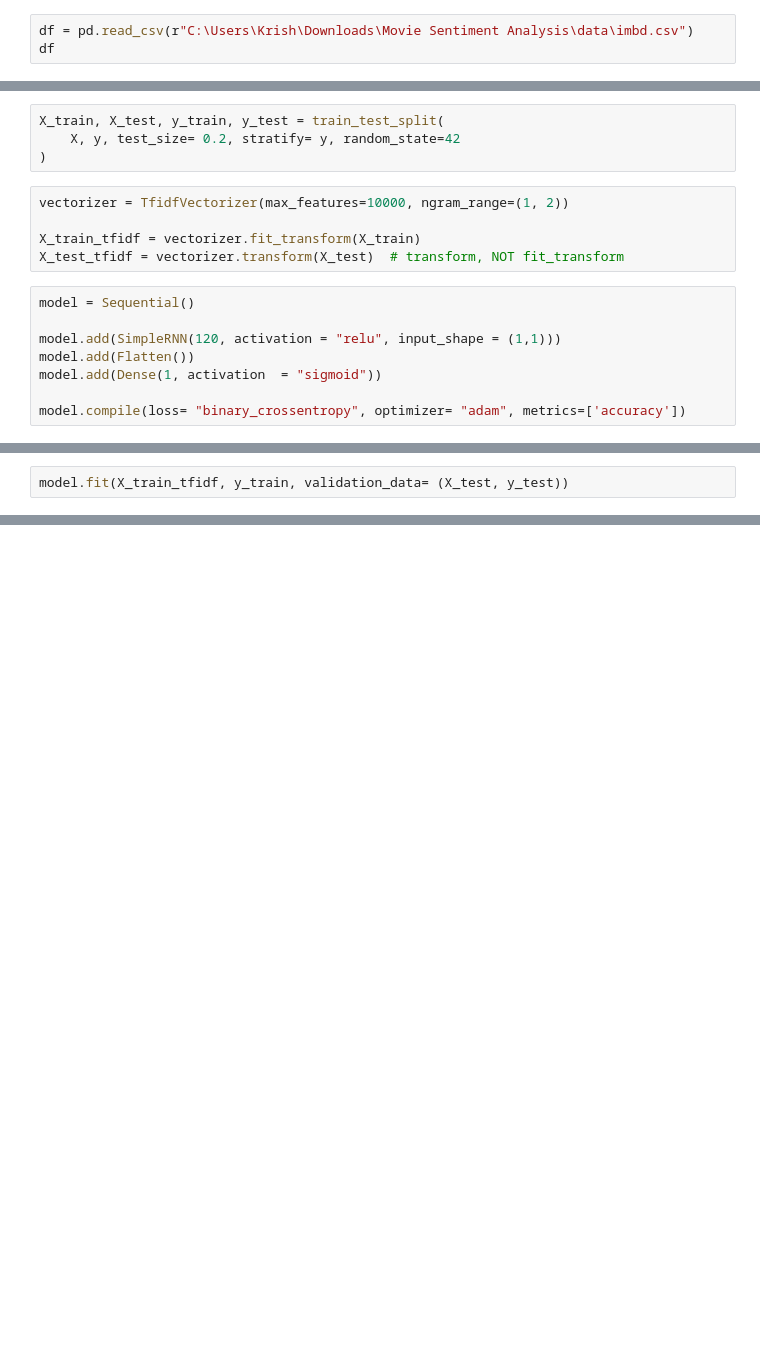
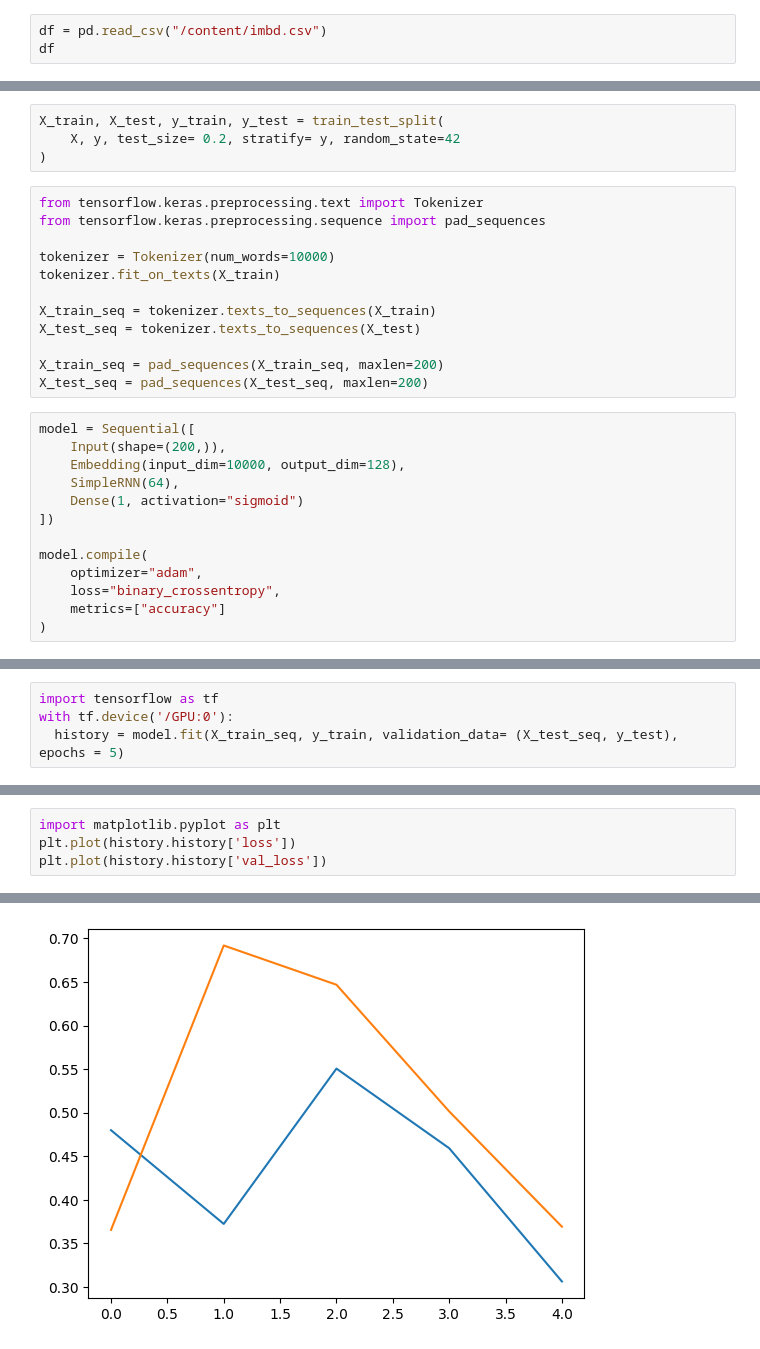
Before and after one commit to Krish14-ai/Movie-Sentiment-Analysis, a Jupyter notebook: app/main.ipynb, the cells around one changed output, grey strips where cells are left out. Drawn from its saved outputs; the diff is of its cells as text; blank space fills up the shorter version.

Commit message:
Trained the model and Extracted it

```diff
--- a/app/main.ipynb
+++ b/app/main.ipynb
@@ -19,6 +19,6 @@ from sklearn.model_selection import train_test_split
 from sklearn.feature_extraction.text import TfidfVectorizer
 from sklearn.preprocessing import LabelEncoder
 # %%
-df = pd.read_csv(r"C:\Users\Krish\Downloads\Movie Sentiment Analysis\data\imbd.csv")
+df = pd.read_csv("/content/imbd.csv")
 df
 # %% [output]
@@ -132,18 +150,30 @@ X_train, X_test, y_train, y_test = train_test_split(
     X, y, test_size= 0.2, stratify= y, random_state=42
 )
 # %%
-vectorizer = TfidfVectorizer(max_features=10000, ngram_range=(1, 2))
+from tensorflow.keras.preprocessing.text import Tokenizer
+from tensorflow.keras.preprocessing.sequence import pad_sequences
 
-X_train_tfidf = vectorizer.fit_transform(X_train)
-X_test_tfidf = vectorizer.transform(X_test)  # transform, NOT fit_transform
+tokenizer = Tokenizer(num_words=10000)
+tokenizer.fit_on_texts(X_train)
+
+X_train_seq = tokenizer.texts_to_sequences(X_train)
+X_test_seq = tokenizer.texts_to_sequences(X_test)
+
+X_train_seq = pad_sequences(X_train_seq, maxlen=200)
+X_test_seq = pad_sequences(X_test_seq, maxlen=200)
 # %%
-model = Sequential()
+model = Sequential([
+    Input(shape=(200,)),
+    Embedding(input_dim=10000, output_dim=128),
+    SimpleRNN(64),
+    Dense(1, activation="sigmoid")
+])
 
-model.add(SimpleRNN(120, activation = "relu", input_shape = (1,1)))
-model.add(Flatten())
-model.add(Dense(1, activation  = "sigmoid"))
-
-model.compile(loss= "binary_crossentropy", optimizer= "adam", metrics=['accuracy'])
+model.compile(
+    optimizer="adam",
+    loss="binary_crossentropy",
+    metrics=["accuracy"]
+)
 # %%
 model.summary()
 # %% [output]
@@ -162,4 +192,6 @@ Model: "sequential_2"
  Non-trainable params: 0 (0.00 B)
 # %%
-model.fit(X_train_tfidf, y_train, validation_data= (X_test, y_test))
+import tensorflow as tf
+with tf.device('/GPU:0'):
+  history = model.fit(X_train_seq, y_train, validation_data= (X_test_seq, y_test), epochs = 5)
 # %% [output]
@@ -182,0 +226,5 @@ X_train_tfidf
+# %%
+import matplotlib.pyplot as plt
+plt.plot(history.history['loss'])
+plt.plot(history.history['val_loss'])
+# %% [output]
@@ -182,0 +232 @@ X_train_tfidf
+[figure, added]
```
Also changed, not shown: parts of 15 cells of this notebook, 2 other files.
